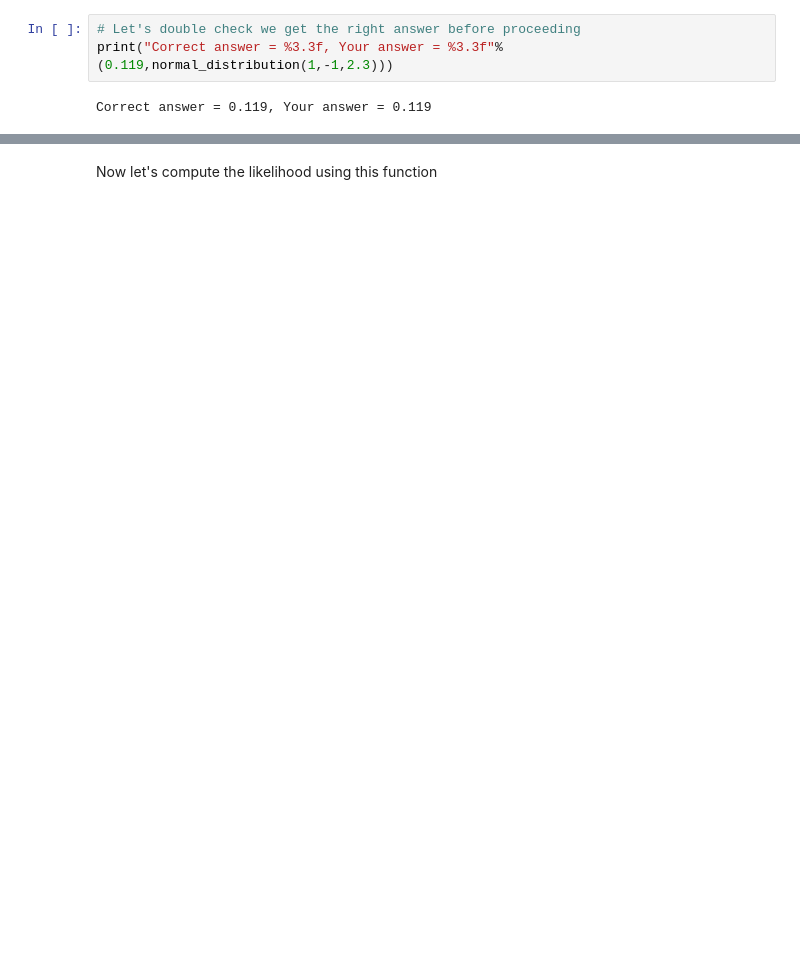
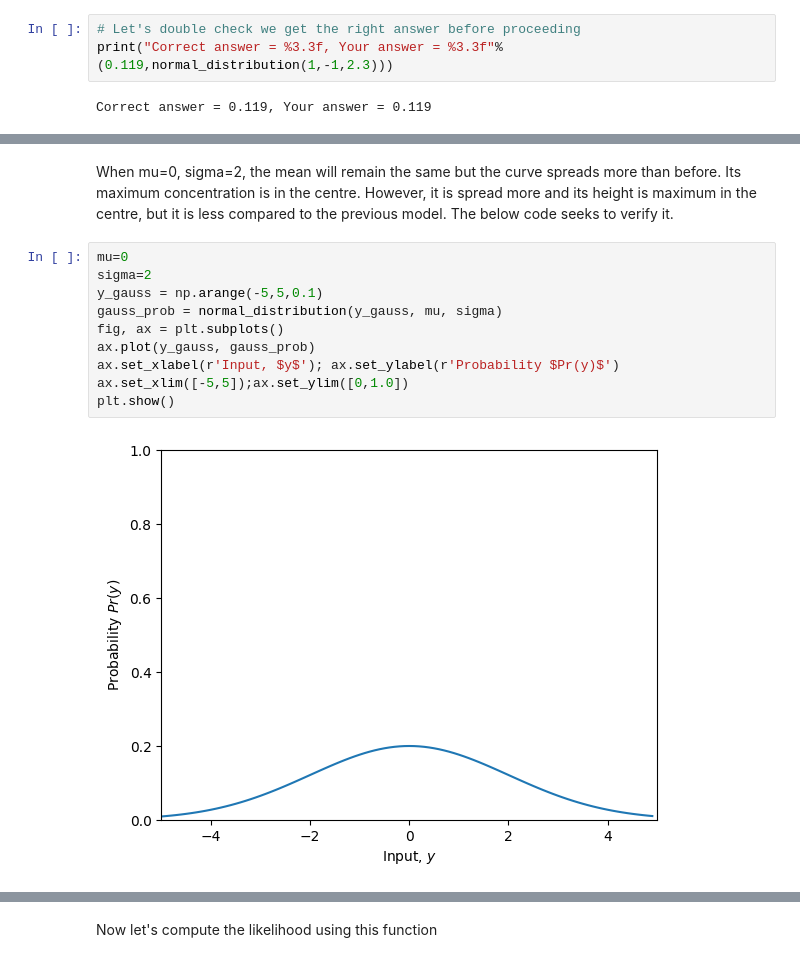
Before and after one commit to DazzedUpDas/DL4DS_Problems_Textbook, a Jupyter notebook: Notebooks/Chap05/5_1_Least_Squares_Loss.ipynb, the cells around one changed output, grey strips where cells are left out. Drawn from its saved outputs; the diff is of its cells as text; blank space fills up the shorter version.

```diff
--- a/Notebooks/Chap05/5_1_Least_Squares_Loss.ipynb
+++ b/Notebooks/Chap05/5_1_Least_Squares_Loss.ipynb
@@ -131,0 +135,14 @@ plt.show()
+# %% [markdown]
+When mu=0, sigma=2, the mean will remain the same but the curve spreads more than before. Its maximum concentration is in the centre. However, it is spread more and its height is maximum in the centre, but it is less compared to the previous model. The below code seeks to verify it.
+# %%
+mu=0
+sigma=2
+y_gauss = np.arange(-5,5,0.1)
+gauss_prob = normal_distribution(y_gauss, mu, sigma)
+fig, ax = plt.subplots()
+ax.plot(y_gauss, gauss_prob)
+ax.set_xlabel(r'Input, $y$'); ax.set_ylabel(r'Probability $Pr(y)$')
+ax.set_xlim([-5,5]);ax.set_ylim([0,1.0])
+plt.show()
+# %% [output]
+[figure, added]
```
Also changed, not shown: parts of 18 cells of this notebook.
